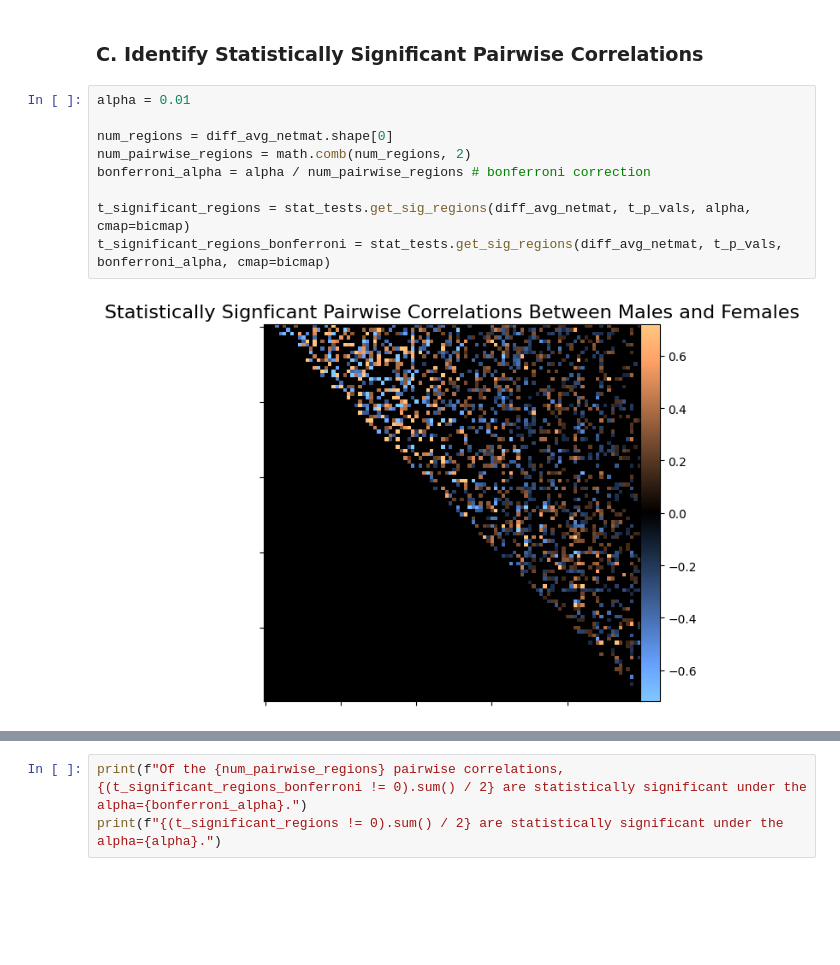
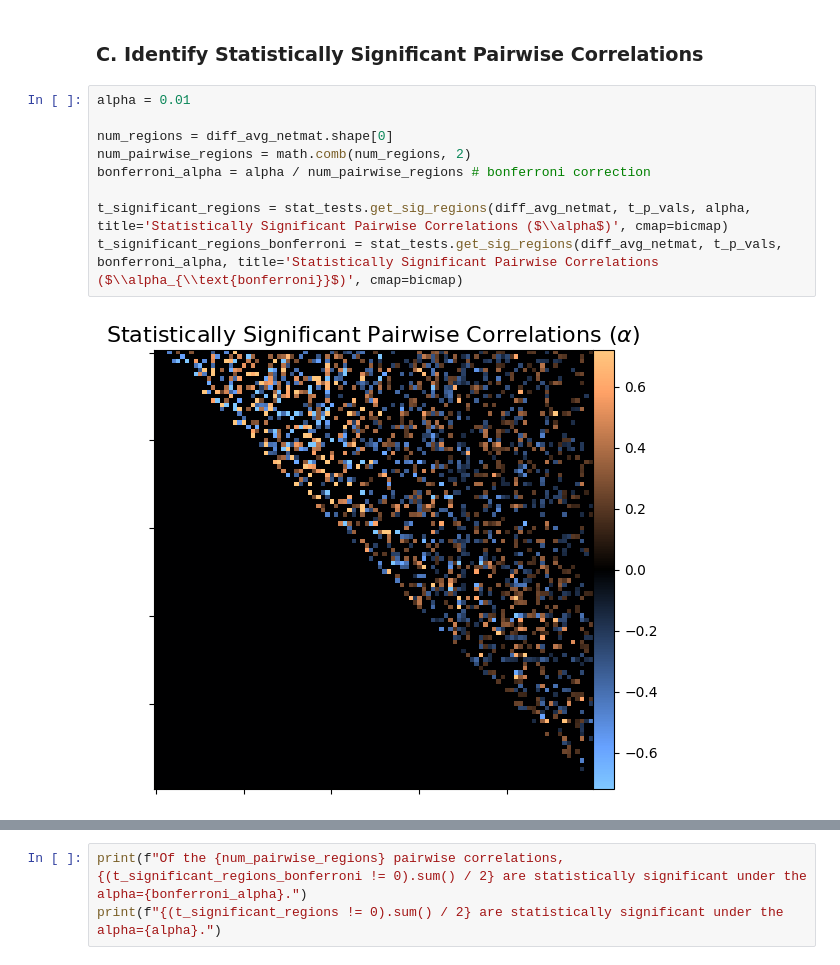
Before and after one commit to AndrewCheng02/DSC180B-Capstone-ProjectA09, a Jupyter notebook: HCP EDA.ipynb, the cells around one changed output, grey strips where cells are left out. Saved outputs shown, nothing was run; the diff lists cells and outputs as text; blank space fills up the shorter version.

Commit message:
finalized eda
TODO: test statistical sig of female > male

```diff
--- a/HCP EDA.ipynb
+++ b/HCP EDA.ipynb
@@ -168,11 +166,11 @@ t_stats, m_f_sqse, t_p_vals = stat_tests.get_tstats(male_netmats, female_netmats
 # %%
 alpha = 0.01
 
 num_regions = diff_avg_netmat.shape[0]
 num_pairwise_regions = math.comb(num_regions, 2)
 bonferroni_alpha = alpha / num_pairwise_regions # bonferroni correction
 
-t_significant_regions = stat_tests.get_sig_regions(diff_avg_netmat, t_p_vals, alpha, cmap=bicmap)
-t_significant_regions_bonferroni = stat_tests.get_sig_regions(diff_avg_netmat, t_p_vals, bonferroni_alpha, cmap=bicmap)
+t_significant_regions = stat_tests.get_sig_regions(diff_avg_netmat, t_p_vals, alpha, title='Statistically Significant Pairwise Correlations ($\\alpha$)', cmap=bicmap)
+t_significant_regions_bonferroni = stat_tests.get_sig_regions(diff_avg_netmat, t_p_vals, bonferroni_alpha, title='Statistically Significant Pairwise Correlations ($\\alpha_{\\text{bonferroni}}$)', cmap=bicmap)
 # %% [output]
-[figure, old version]
+[figure, new version]
```
Also changed, not shown: parts of 7 cells of this notebook.
